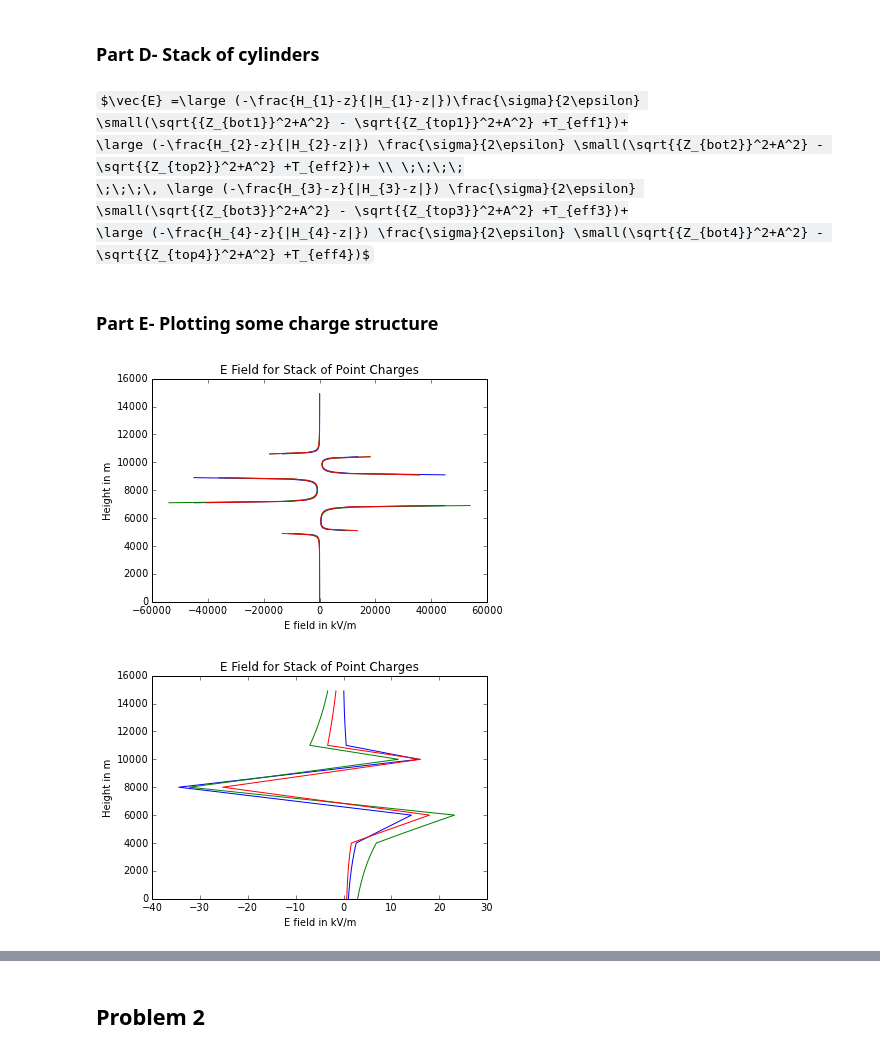
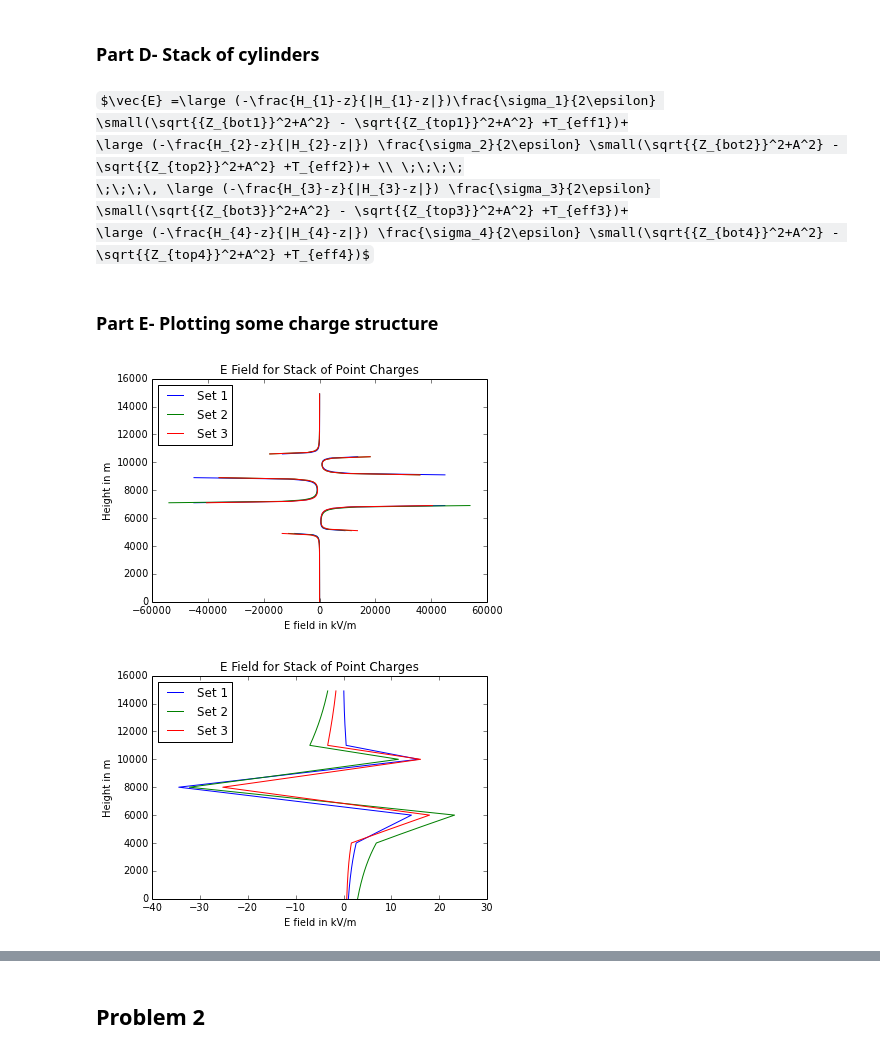
Before and after one commit to nhs36/HW2AtmoElec, a Jupyter notebook: AtmoElecHW2.ipynb, the cells around one changed output, grey strips where cells are left out. Drawn from its saved outputs; the diff is of its cells as text; code cells hidden in the pictures; some formulas as TeX source.

```diff
--- a/AtmoElecHW2.ipynb
+++ b/AtmoElecHW2.ipynb
@@ -75,10 +75,10 @@ $\vec{E} = \large\frac{1}{4 \pi \epsilon} (\frac{q_1}{h_1^2} + \frac{q_2}{h_2^2}
 # %% [markdown]
 ### Part D- Stack of cylinders
 # %% [markdown]
-$\vec{E} =\large (-\frac{H_{1}-z}{|H_{1}-z|})\frac{\sigma}{2\epsilon} \small(\sqrt{{Z_{bot1}}^2+A^2} - \sqrt{{Z_{top1}}^2+A^2} +T_{eff1})+
-\large (-\frac{H_{2}-z}{|H_{2}-z|}) \frac{\sigma}{2\epsilon} \small(\sqrt{{Z_{bot2}}^2+A^2} - \sqrt{{Z_{top2}}^2+A^2} +T_{eff2})+ \\ \;\;\;\;
-\;\;\;\, \large (-\frac{H_{3}-z}{|H_{3}-z|}) \frac{\sigma}{2\epsilon} \small(\sqrt{{Z_{bot3}}^2+A^2} - \sqrt{{Z_{top3}}^2+A^2} +T_{eff3})+
-\large (-\frac{H_{4}-z}{|H_{4}-z|}) \frac{\sigma}{2\epsilon} \small(\sqrt{{Z_{bot4}}^2+A^2} - \sqrt{{Z_{top4}}^2+A^2} +T_{eff4})$
+$\vec{E} =\large (-\frac{H_{1}-z}{|H_{1}-z|})\frac{\sigma_1}{2\epsilon} \small(\sqrt{{Z_{bot1}}^2+A^2} - \sqrt{{Z_{top1}}^2+A^2} +T_{eff1})+
+\large (-\frac{H_{2}-z}{|H_{2}-z|}) \frac{\sigma_2}{2\epsilon} \small(\sqrt{{Z_{bot2}}^2+A^2} - \sqrt{{Z_{top2}}^2+A^2} +T_{eff2})+ \\ \;\;\;\;
+\;\;\;\, \large (-\frac{H_{3}-z}{|H_{3}-z|}) \frac{\sigma_3}{2\epsilon} \small(\sqrt{{Z_{bot3}}^2+A^2} - \sqrt{{Z_{top3}}^2+A^2} +T_{eff3})+
+\large (-\frac{H_{4}-z}{|H_{4}-z|}) \frac{\sigma_4}{2\epsilon} \small(\sqrt{{Z_{bot4}}^2+A^2} - \sqrt{{Z_{top4}}^2+A^2} +T_{eff4})$
 # %% [markdown]
 ### Part E- Plotting some charge structure
 # %%
@@ -88,15 +88,16 @@ charge1  = [10, -50, 50, -15]
 charge2  = [12.5, -60, 40, -20]
 charge3  = [15, -45, 40, -20]
 charge_set = [charge1,charge2,charge3]
+nm_string = ['Set 1','Set 2','Set 3']
 
 heights  = [5000, 7000, 9000, 10500]
 thickness= [2000, 2000, 2000, 1000]
 radii    = [6000, 6000, 6000, 6000]
 # %%
-plot_points(heights,charge_set,z)
+plot_points(heights,charge_set,z,nm_string)
 # %% [output]
-[figure, old version]
+[figure, new version]
 # %%
-plot_cylinders(heights,thickness,radii,charge_set,z)
+plot_cylinders(heights,thickness,radii,charge_set,z,nm_string)
 # %% [output]
-[figure, old version]
+[figure, new version]
```
Also changed, not shown: parts of 10 cells of this notebook.
